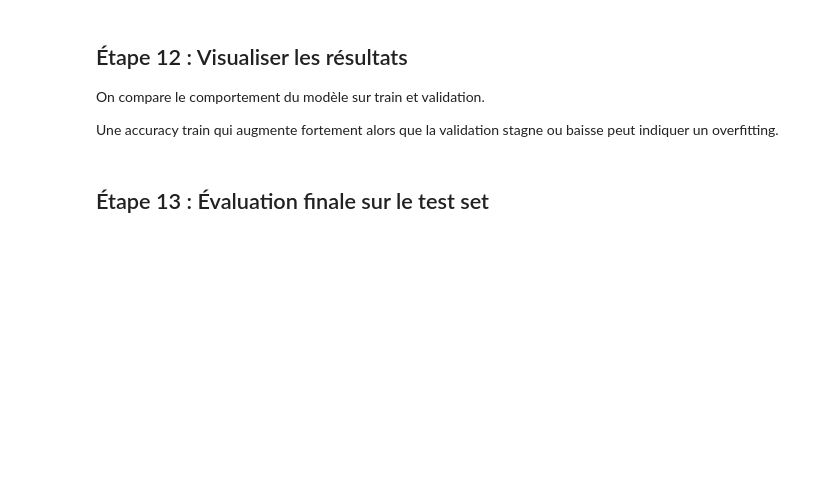
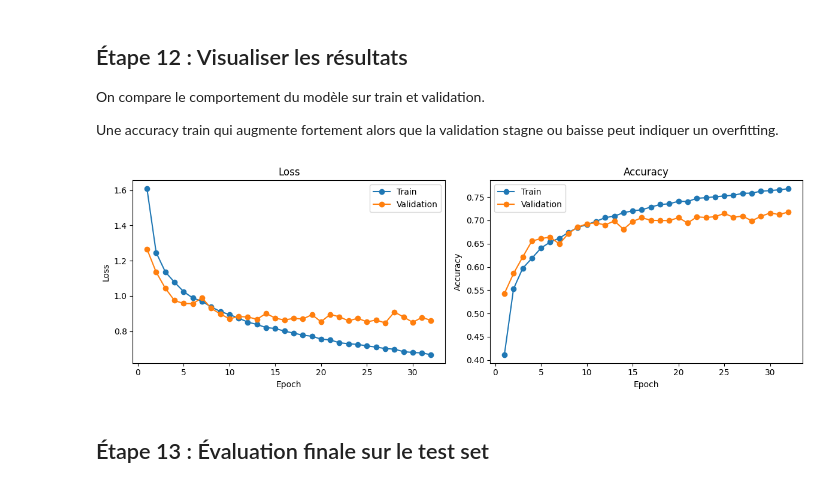
Before and after one commit to OUARAS-khelil-Rafik/Construire-CNN-simple-avec-PyTorch-avec-agmentation, a Jupyter notebook: CNN_PyTorch_Augmentation_CIFAR10_v2.ipynb, the cells around one changed output. Saved outputs shown, nothing was run; the diff lists cells and outputs as text; code cells hidden in the pictures; blank space fills up the shorter version.

```diff
--- a/CNN_PyTorch_Augmentation_CIFAR10_v2.ipynb
+++ b/CNN_PyTorch_Augmentation_CIFAR10_v2.ipynb
@@ -393,9 +390,40 @@ best_state = None
 epochs_without_improvement = 0
 
 for epoch in range(1, EPOCHS + 1):
-    train_loss, train_acc = train_one_epoch(
-        model, train_loader, criterion, optimizer, device
-    )
+    model.train()
+    total_loss = 0.0
+    correct = 0
+    total = 0
+
+    for images, labels in train_loader:
+        images, labels = images.to(device), labels.to(device)
+
+        optimizer.zero_grad()
+
+        if images.ndim == 5:
+            batch_size, num_crops, channels, height, width = images.shape
+
+            images = images.reshape(
+                batch_size * num_crops, channels, height, width
+            )
+
+            crop_outputs = model(images)
+            outputs = crop_outputs.reshape(
+                batch_size, num_crops, -1
+            ).mean(dim=1)
+        else:
+            outputs = model(images)
+
+        loss = criterion(outputs, labels)
+        loss.backward()
+        optimizer.step()
+
+        total_loss += loss.item() * labels.size(0)
+        correct += (outputs.argmax(dim=1) == labels).sum().item()
+        total += labels.size(0)
+
+    train_loss = total_loss / total
+    train_acc = correct / total
     val_loss, val_acc = evaluate(
         model, val_loader, criterion, device
     )
@@ -442,27 +481,29 @@ On compare le comportement du modèle sur train et validation.
 
 Une accuracy train qui augmente fortement alors que la validation stagne ou baisse peut indiquer un overfitting.
 # %%
-epochs = range(1, EPOCHS + 1)
+epochs = range(1, len(history['train_loss']) + 1)
 
 plt.figure(figsize=(12, 4))
 plt.subplot(1, 2, 1)
 plt.plot(epochs, history['train_loss'], marker='o', label='Train')
 plt.plot(epochs, history['val_loss'], marker='o', label='Validation')
 plt.xlabel('Epoch')
 plt.ylabel('Loss')
 plt.title('Loss')
 plt.legend()
 
 plt.subplot(1, 2, 2)
 plt.plot(epochs, history['train_acc'], marker='o', label='Train')
 plt.plot(epochs, history['val_acc'], marker='o', label='Validation')
 plt.xlabel('Epoch')
 plt.ylabel('Accuracy')
 plt.title('Accuracy')
 plt.legend()
 
 plt.tight_layout()
 plt.show()
+# %% [output]
+[figure, added]
 # %% [markdown]
 ## Étape 13 : Évaluation finale sur le test set
 # %%
```
Also changed, not shown: parts of 7 cells of this notebook, 1 other file.
